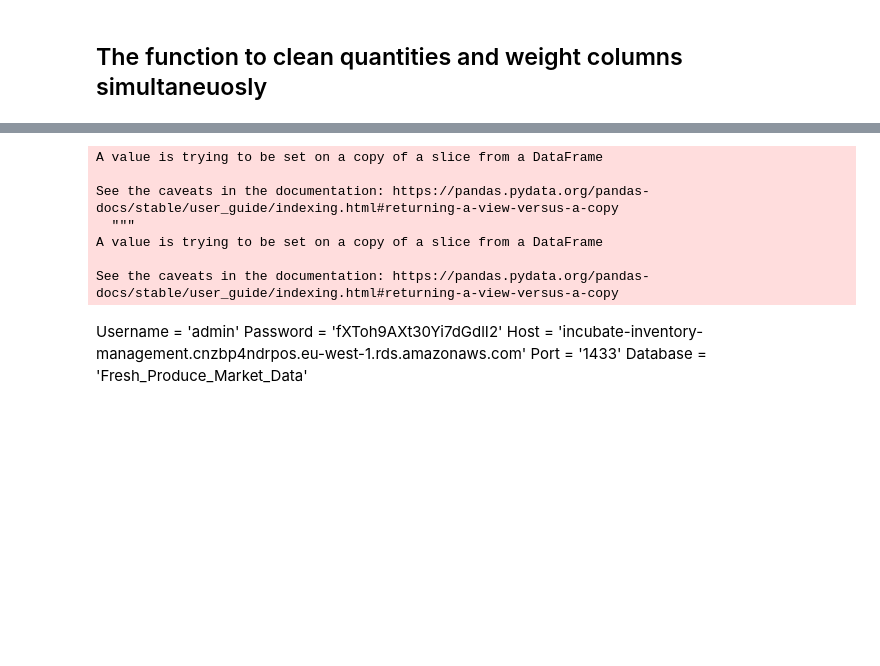
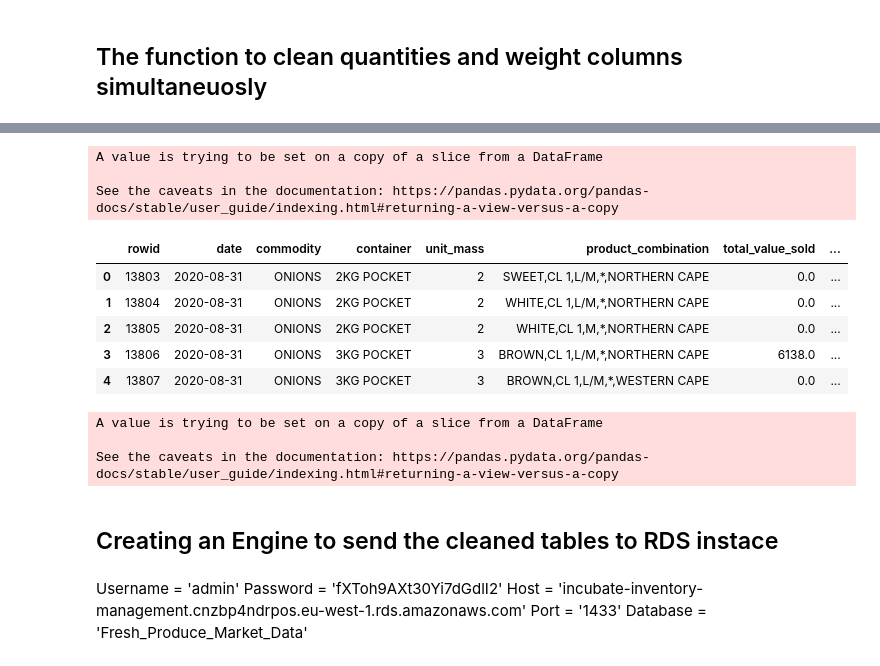
Before and after one commit to scmosoeu/fresh_produce, a Jupyter notebook: Data_cleaning/data_cleaning.ipynb, the cells around one changed output, grey strips where cells are left out. Cells and saved outputs as stored; diff of their text form; code cells hidden in the pictures; blank space fills up the shorter version.

```diff
--- a/Data_cleaning/data_cleaning.ipynb
+++ b/Data_cleaning/data_cleaning.ipynb
@@ -233,15 +277,12 @@ See the caveats in the documentation: https://pandas.pydata.org/pandas-docs/stab
 # %%
+# Cleaning Johannesburg Dataframe
 jhb_comb_df["date"]=pd.to_datetime(jhb_comb_df["date"])
-jhb_comb_df=rand_value(jhb_comb_df, "total_value_sold")
-jhb_comb_df=rand_value(jhb_comb_df, "average")
-jhb_comb_df=rand_value(jhb_comb_df, "highest_price")
-jhb_comb_df=rand_value(jhb_comb_df, "ave_per_kg")
-jhb_comb_df=rand_value(jhb_comb_df, "highest_price_per_kg")
+jhb_comb_df=to_numeric(jhb_comb_df, "total_value_sold")
+jhb_comb_df=to_numeric(jhb_comb_df, "average")
+jhb_comb_df=to_numeric(jhb_comb_df, "highest_price")
+jhb_comb_df=to_numeric(jhb_comb_df, "ave_per_kg")
+jhb_comb_df=to_numeric(jhb_comb_df, "highest_price_per_kg")
 # %% [output]
 A value is trying to be set on a copy of a slice from a DataFrame
 
 See the caveats in the documentation: https://pandas.pydata.org/pandas-docs/stable/user_guide/indexing.html#returning-a-view-versus-a-copy
-  """
-A value is trying to be set on a copy of a slice from a DataFrame
-
-See the caveats in the documentation: https://pandas.pydata.org/pandas-docs/stable/user_guide/indexing.html#returning-a-view-versus-a-copy
@@ -250,3 +289,18 @@ See the caveats in the documentation: https://pandas.pydata.org/pandas-docs/stab
+# %%
+jhb_comb_df.head()
+# %% [output]
+|  | rowid | date | commodity | container | unit_mass | product_combination | total_value_sold | ... |
+| 0 | 13803 | 2020-08-31 | ONIONS | 2KG POCKET | 2 | SWEET,CL 1,L/M,*,NORTHERN CAPE | 0.0 | ... |
+| 1 | 13804 | 2020-08-31 | ONIONS | 2KG POCKET | 2 | WHITE,CL 1,L/M,*,NORTHERN CAPE | 0.0 | ... |
+| 2 | 13805 | 2020-08-31 | ONIONS | 2KG POCKET | 2 | WHITE,CL 1,M,*,NORTHERN CAPE | 0.0 | ... |
+| 3 | 13806 | 2020-08-31 | ONIONS | 3KG POCKET | 3 | BROWN,CL 1,L/M,*,NORTHERN CAPE | 6138.0 | ... |
+| 4 | 13807 | 2020-08-31 | ONIONS | 3KG POCKET | 3 | BROWN,CL 1,L/M,*,WESTERN CAPE | 0.0 | ... |
+# %%
+jhb_con_df_cleaned=to_numeric(jhb_con_df_cleaned, "average_price_per_kg")
+# %% [output]
+A value is trying to be set on a copy of a slice from a DataFrame
+
+See the caveats in the documentation: https://pandas.pydata.org/pandas-docs/stable/user_guide/indexing.html#returning-a-view-versus-a-copy
 # %%
 woolworths_df=to_numeric(woolworths_df, "Price")
 woolworths_df["Date"]=pd.to_datetime(woolworths_df["Date"])
@@ -256,6 +310,8 @@ pnp_df["Date"]=pd.to_datetime(pnp_df["Date"])
 
 shoprite_df=to_numeric(shoprite_df, "Price")
 shoprite_df["Date"]=pd.to_datetime(shoprite_df["Date"])
+# %% [markdown]
+## Creating an Engine to send the cleaned tables to RDS instace
 # %%
 # Packages need
 from sqlalchemy import create_engine
```
Also changed, not shown: parts of 47 cells of this notebook.
